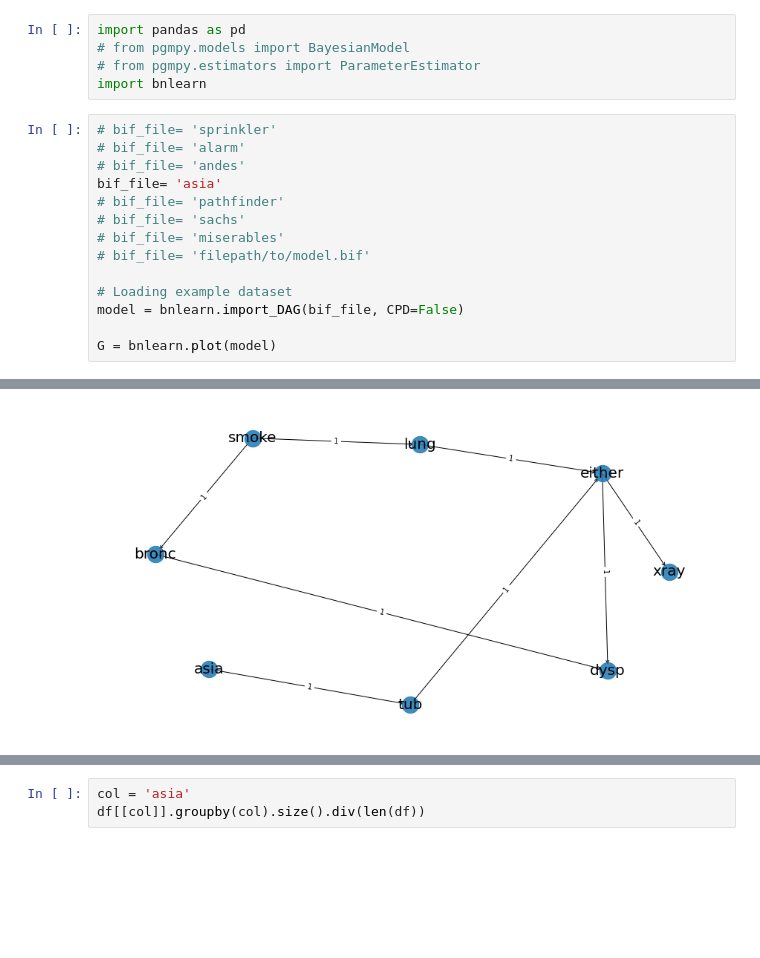
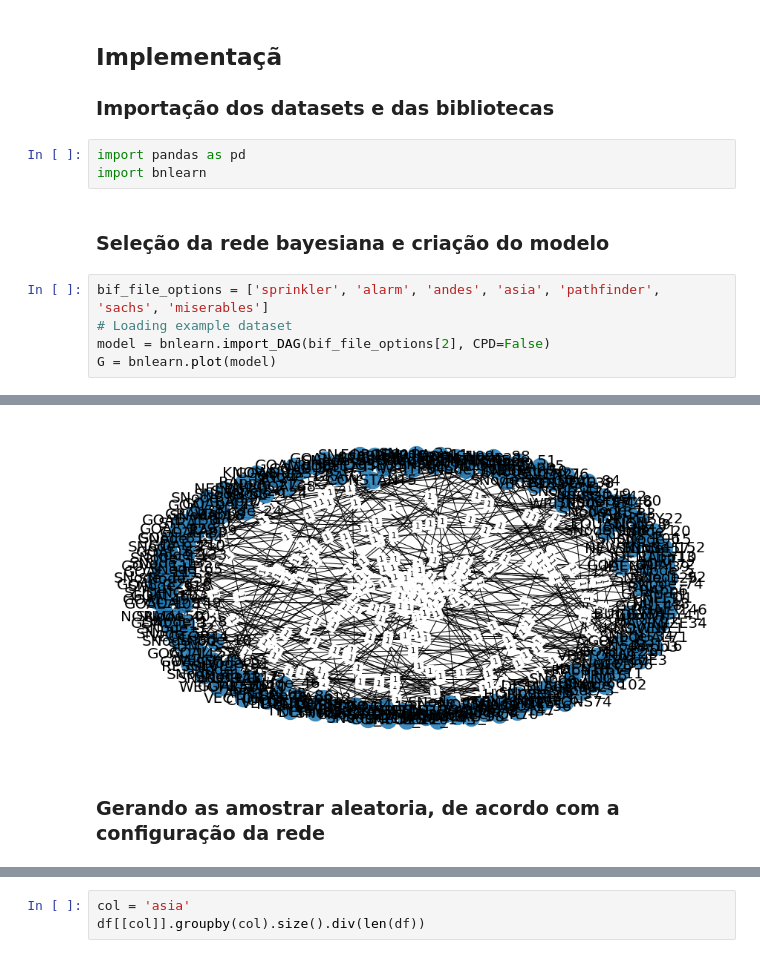
Before and after one commit to luckP/TAIA-projects, a Jupyter notebook: bn.ipynb, the cells around one changed output, grey strips where cells are left out. Drawn from its saved outputs; the diff is of its cells as text; blank space fills up the shorter version.

```diff
--- a/bn.ipynb
+++ b/bn.ipynb
@@ -1,20 +8,14 @@
+# %% [markdown]
+## Implementaçã
+### Importação dos datasets e das bibliotecas
 # %%
 import pandas as pd
-# from pgmpy.models import BayesianModel
-# from pgmpy.estimators import ParameterEstimator
 import bnlearn
+# %% [markdown]
+### Seleção da rede bayesiana e criação do modelo
 # %%
-# bif_file= 'sprinkler'
-# bif_file= 'alarm'
-# bif_file= 'andes'
-bif_file= 'asia'
-# bif_file= 'pathfinder'
-# bif_file= 'sachs'
-# bif_file= 'miserables'
-# bif_file= 'filepath/to/model.bif'
-
+bif_file_options = ['sprinkler', 'alarm', 'andes', 'asia', 'pathfinder', 'sachs', 'miserables']
 # Loading example dataset
-model = bnlearn.import_DAG(bif_file, CPD=False)
-
+model = bnlearn.import_DAG(bif_file_options[2], CPD=False)
 G = bnlearn.plot(model)
 # %% [output]
@@ -22,3 +23,5 @@ G = bnlearn.plot(model)
 [BNLEARN][plot] Making plot based on BayesianModel
-[figure, old version]
+[figure, new version]
+# %% [markdown]
+### Gerando as amostrar aleatoria, de acordo com a configuração da rede
 # %%
```
Also changed, not shown: parts of 9 cells of this notebook, 4 other files.
